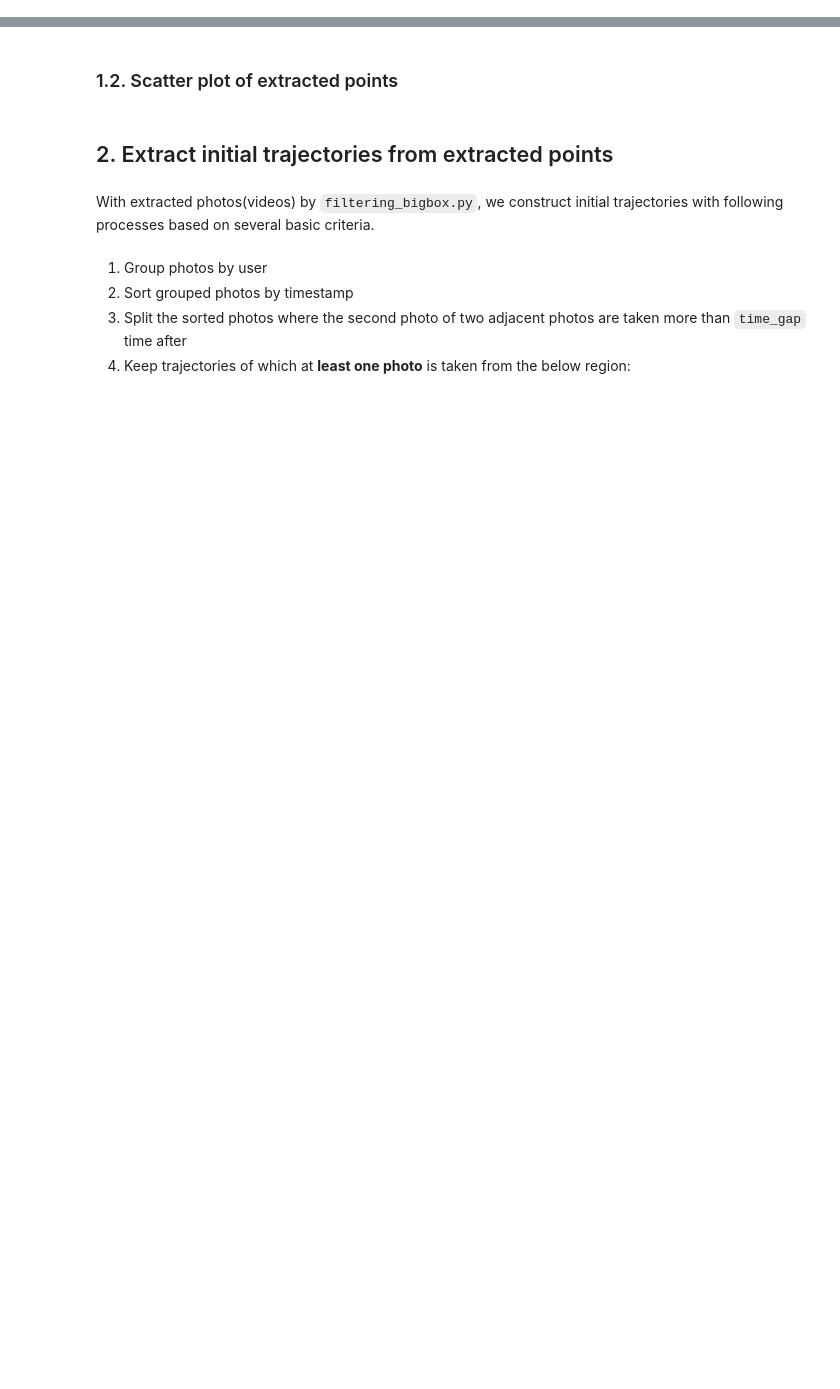
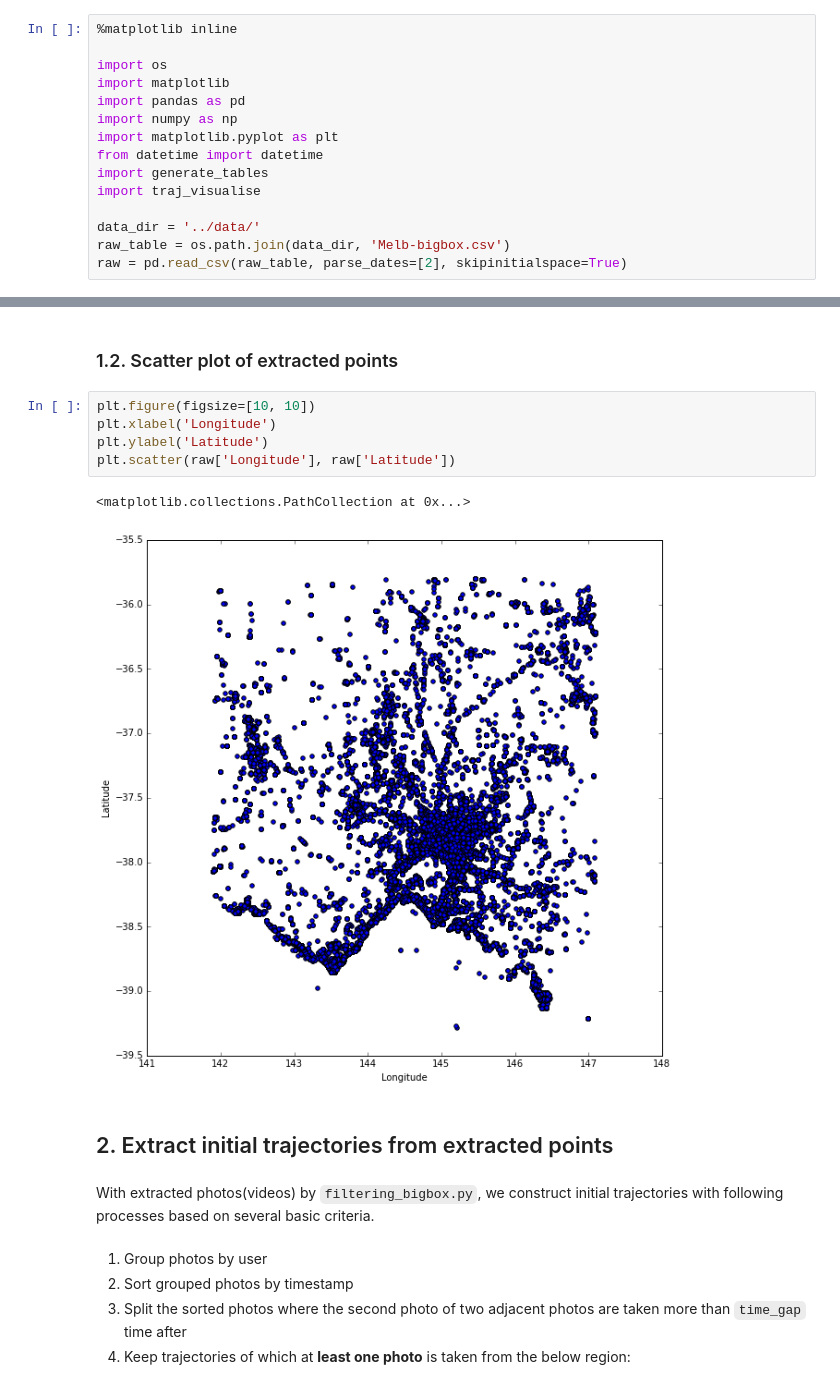
Before and after one commit to dongwookim-ml/flickr-photo, a Jupyter notebook: src/trajectory_construction.ipynb, the cells around one changed output, grey strips where cells are left out. Drawn from its saved outputs; the diff is of its cells as text; blank space fills up the shorter version.

Commit message:
add data processing code notebook

```diff
--- a/src/trajectory_construction.ipynb
+++ b/src/trajectory_construction.ipynb
@@ -48,2 +48,17 @@ which will generate `YFCC100M_DATA_FILE.out` file
+# %%
+%matplotlib inline
+
+import os
+import matplotlib
+import pandas as pd
+import numpy as np
+import matplotlib.pyplot as plt
+from datetime import datetime
+import generate_tables
+import traj_visualise
+
+data_dir = '../data/'
+raw_table = os.path.join(data_dir, 'Melb-bigbox.csv')
+raw = pd.read_csv(raw_table, parse_dates=[2], skipinitialspace=True)
 # %% [markdown]
 ### 1.1. Basic stats of initial dataset
@@ -50,5 +84,13 @@ which will generate `YFCC100M_DATA_FILE.out` file
 # %% [markdown]
 ### 1.2. Scatter plot of extracted points
+# %%
+plt.figure(figsize=[10, 10])
+plt.xlabel('Longitude')
+plt.ylabel('Latitude')
+plt.scatter(raw['Longitude'], raw['Latitude'])
+# %% [output]
+<matplotlib.collections.PathCollection at 0x...>
+[figure, added]
 # %% [markdown]
 ## 2. Extract initial trajectories from extracted points
 # %% [markdown]
```
Also changed, not shown: parts of 33 cells of this notebook.
